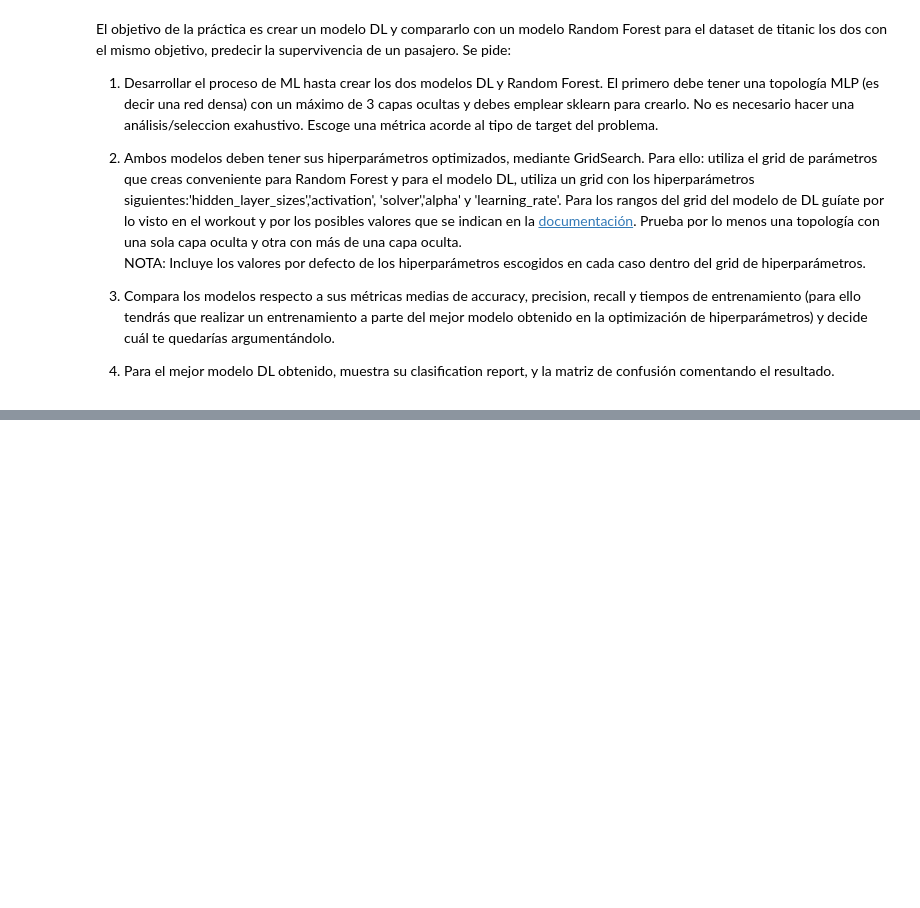
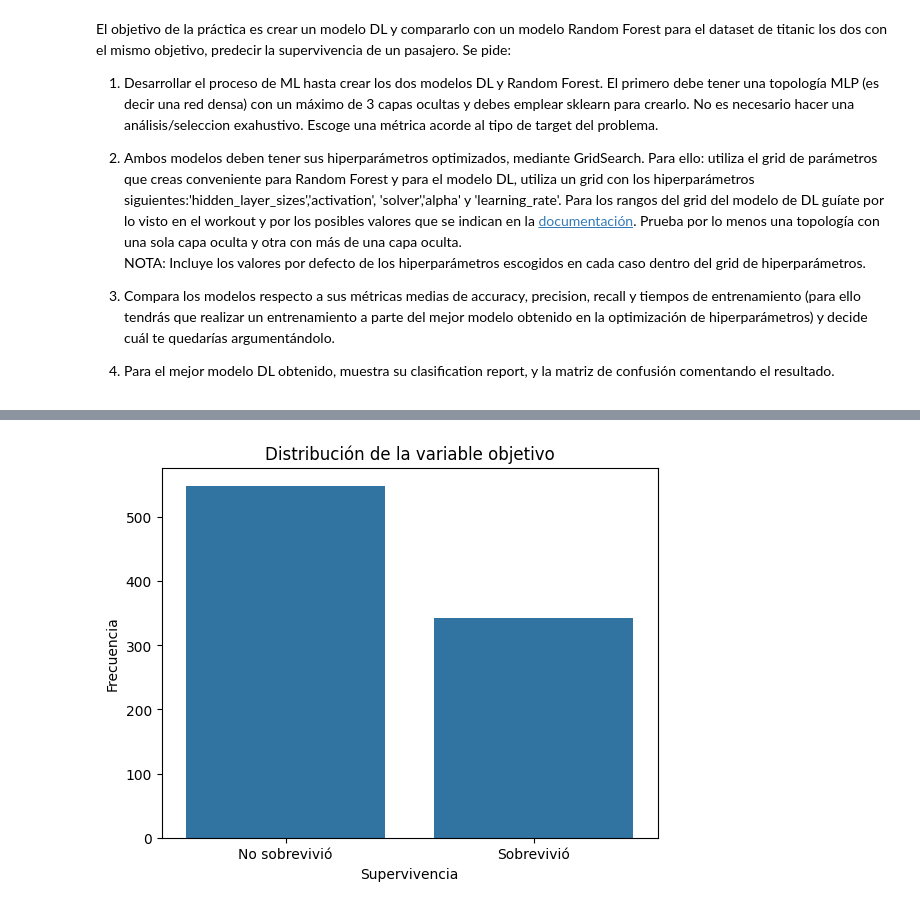
Before and after one commit to SaraRuizIniesta/DS-Online-Sara-Ruiz, a Jupyter notebook: 05_Deep_Learning/Sprint_15/Unidad_01_DL_Introduccion/03_Practica_Obligatoria/18_Practica_Obligatoria_Introduccion_Deep_Learning.ipynb, the cells around one changed output, grey strips where cells are left out. Drawn from its saved outputs; the diff is of its cells as text; code cells hidden in the pictures; blank space fills up the shorter version.

```diff
--- a/05_Deep_Learning/Sprint_15/Unidad_01_DL_Introduccion/03_Practica_Obligatoria/18_Practica_Obligatoria_Introduccion_Deep_Learning.ipynb
+++ b/05_Deep_Learning/Sprint_15/Unidad_01_DL_Introduccion/03_Practica_Obligatoria/18_Practica_Obligatoria_Introduccion_Deep_Learning.ipynb
@@ -30,3 +31,5 @@ NOTA: Incluye los valores por defecto de los hiperparámetros escogidos en cada
 3. Compara los modelos respecto a sus métricas medias de accuracy, precision, recall y tiempos de entrenamiento (para ello tendrás que realizar un entrenamiento a parte del mejor modelo obtenido en la optimización de hiperparámetros) y decide cuál te quedarías argumentándolo.
 
 4. Para el mejor modelo DL obtenido, muestra su clasification report, y la matriz de confusión comentando el resultado.
+# %%
+df = pd.read_csv("data/titanic.csv")
@@ -32,0 +141,9 @@ NOTA: Incluye los valores por defecto de los hiperparámetros escogidos en cada
+# %%
+ax = sns.countplot(data=df, x="survived")
+plt.title("Distribución de la variable objetivo")
+plt.xlabel("Supervivencia")
+plt.ylabel("Frecuencia")
+ax.set_xticklabels(["No sobrevivió", "Sobrevivió"])
+plt.show()
+# %% [output]
+[figure, added]
```
Also changed, not shown: parts of 21 cells of this notebook.
